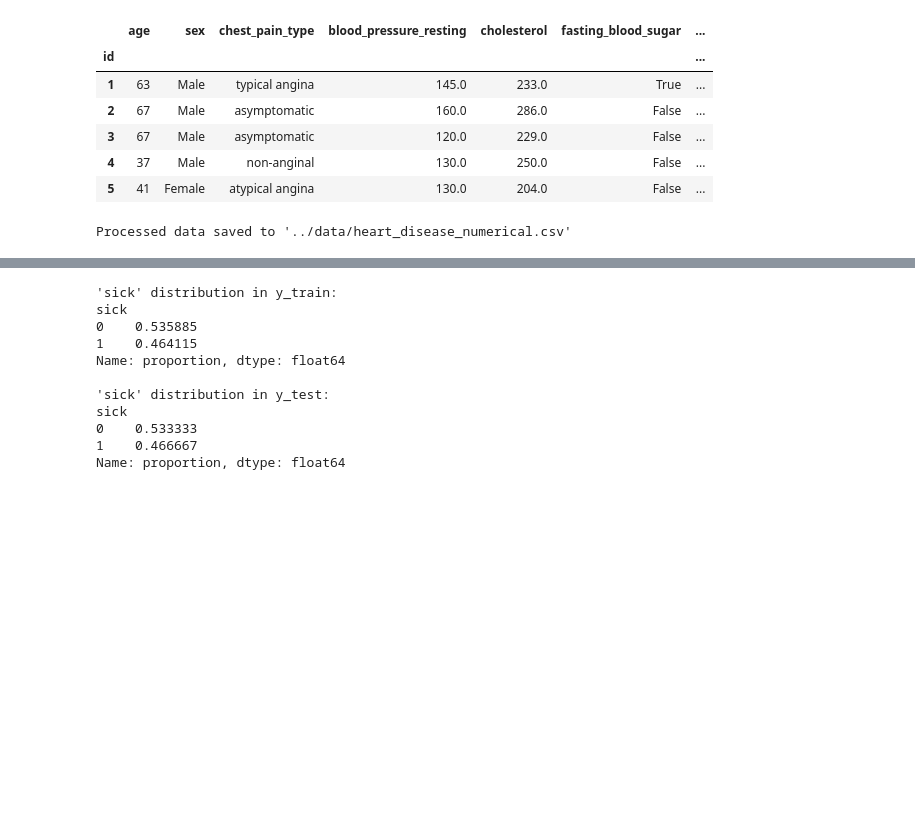
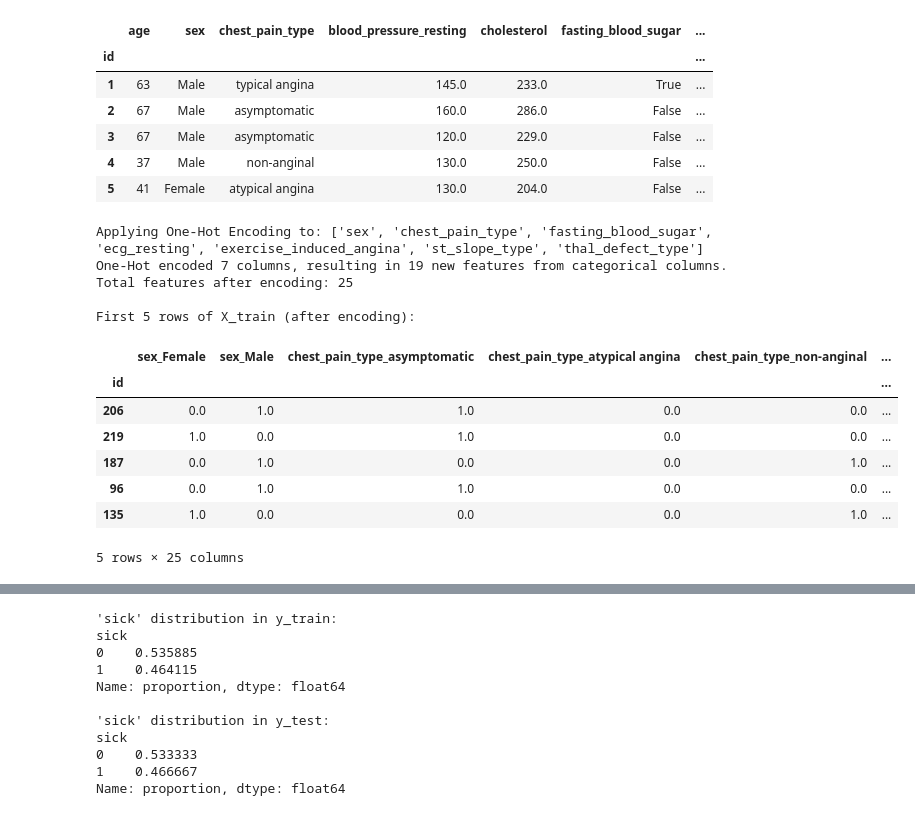
Before and after one commit to PaoloWalsh/medical-diagnosis-aid, a Jupyter notebook: notebooks/heart-data-machine-learning.ipynb, the cells around one changed output, grey strips where cells are left out. Drawn from its saved outputs; the diff is of its cells as text; code cells hidden in the pictures; blank space fills up the shorter version.

```diff
--- a/notebooks/heart-data-machine-learning.ipynb
+++ b/notebooks/heart-data-machine-learning.ipynb
@@ -38,9 +29,69 @@ for col in non_numeric_cols:
-# %%
-import os
-output_dir = '../data/'
-if not os.path.exists(output_dir):
-    os.makedirs(output_dir)
-df.to_csv(os.path.join(output_dir, 'heart_disease_numerical.csv'))
-print(f"\nProcessed data saved to '{os.path.join(output_dir, 'heart_disease_numerical.csv')}'")
-# %% [output]
-Processed data saved to '../data/heart_disease_numerical.csv'
+# %%
+X = df.drop('sick', axis=1)
+y = df['sick']
+
+# Preserve the original X_train and X_test DataFrames for column name extraction
+# before they are potentially overwritten as NumPy arrays by the preprocessor.
+X_train_original, X_test_original, y_train, y_test = train_test_split(X, y, test_size=0.3, random_state=42, stratify=y)
+
+# Identify categorical and numerical columns from the ORIGINAL (pre-split and pre-transform) DataFrames
+numerical_cols = X_train_original.select_dtypes(include=['number']).columns.tolist()
+categorical_cols = [col for col in X_train_original.columns if col not in numerical_cols]
+
+
+if categorical_cols:
+    print(f"Applying One-Hot Encoding to: {categorical_cols}")
+
+    # Use ColumnTransformer for robust encoding of specific columns
+    # 'passthrough' keeps other numerical columns.
+    # The order of columns in the output will be: one-hot encoded features first, then passthrough numerical features.
+    preprocessor = ColumnTransformer(
+        transformers=[
+            ('cat', OneHotEncoder(handle_unknown='ignore', sparse_output=False), categorical_cols)
+        ],
+        remainder='passthrough'
+    )
+
+    # Fit and transform on training data.
+    # The output of fit_transform/transform is a NumPy array.
+    X_train_transformed_array = preprocessor.fit_transform(X_train_original) # Fit on original X_train
+    X_test_transformed_array = preprocessor.transform(X_test_original)       # Transform original X_test
+
+    # Get new column names:
+    # 1. Names from one-hot encoded features
+    ohe_feature_names = preprocessor.named_transformers_['cat'].get_feature_names_out(categorical_cols)
+
+    # 2. Names from the numerical (passthrough) features
+    # These are simply the numerical_cols identified from the original DataFrame
+    passthrough_feature_names = numerical_cols
+
+    # Combine feature names in the correct order as output by ColumnTransformer:
+    # OHE features first, then passthrough features.
+    new_column_names = list(ohe_feature_names) + list(passthrough_feature_names)
+
+    # Convert back to DataFrame with proper column names and original indices
+    # Now, assign the results back to X_train and X_test
+    X_train = pd.DataFrame(X_train_transformed_array, columns=new_column_names, index=X_train_original.index)
+    X_test = pd.DataFrame(X_test_transformed_array, columns=new_column_names, index=X_test_original.index)
+
+    print(f"One-Hot encoded {len(categorical_cols)} columns, resulting in {len(ohe_feature_names)} new features from categorical columns.")
+    print(f"Total features after encoding: {X_train.shape[1]}")
+    print("\nFirst 5 rows of X_train (after encoding):")
+else:
+    print("No categorical columns found for One-Hot Encoding.")
+
+X_train.head()
+# %% [output]
+Applying One-Hot Encoding to: ['sex', 'chest_pain_type', 'fasting_blood_sugar', 'ecg_resting', 'exercise_induced_angina', 'st_slope_type', 'thal_defect_type']
+One-Hot encoded 7 columns, resulting in 19 new features from categorical columns.
+Total features after encoding: 25
+
+First 5 rows of X_train (after encoding):
+|  | sex_Female | sex_Male | chest_pain_type_asymptomatic | chest_pain_type_atypical angina | chest_pain_type_non-anginal | ... |
+| id |  |  |  |  |  | ... |
+| 206 | 0.0 | 1.0 | 1.0 | 0.0 | 0.0 | ... |
+| 219 | 1.0 | 0.0 | 1.0 | 0.0 | 0.0 | ... |
+| 187 | 0.0 | 1.0 | 0.0 | 0.0 | 1.0 | ... |
+| 96 | 0.0 | 1.0 | 1.0 | 0.0 | 0.0 | ... |
+| 135 | 1.0 | 0.0 | 0.0 | 0.0 | 1.0 | ... |
+5 rows × 25 columns
```
Also changed, not shown: parts of 18 cells of this notebook.
